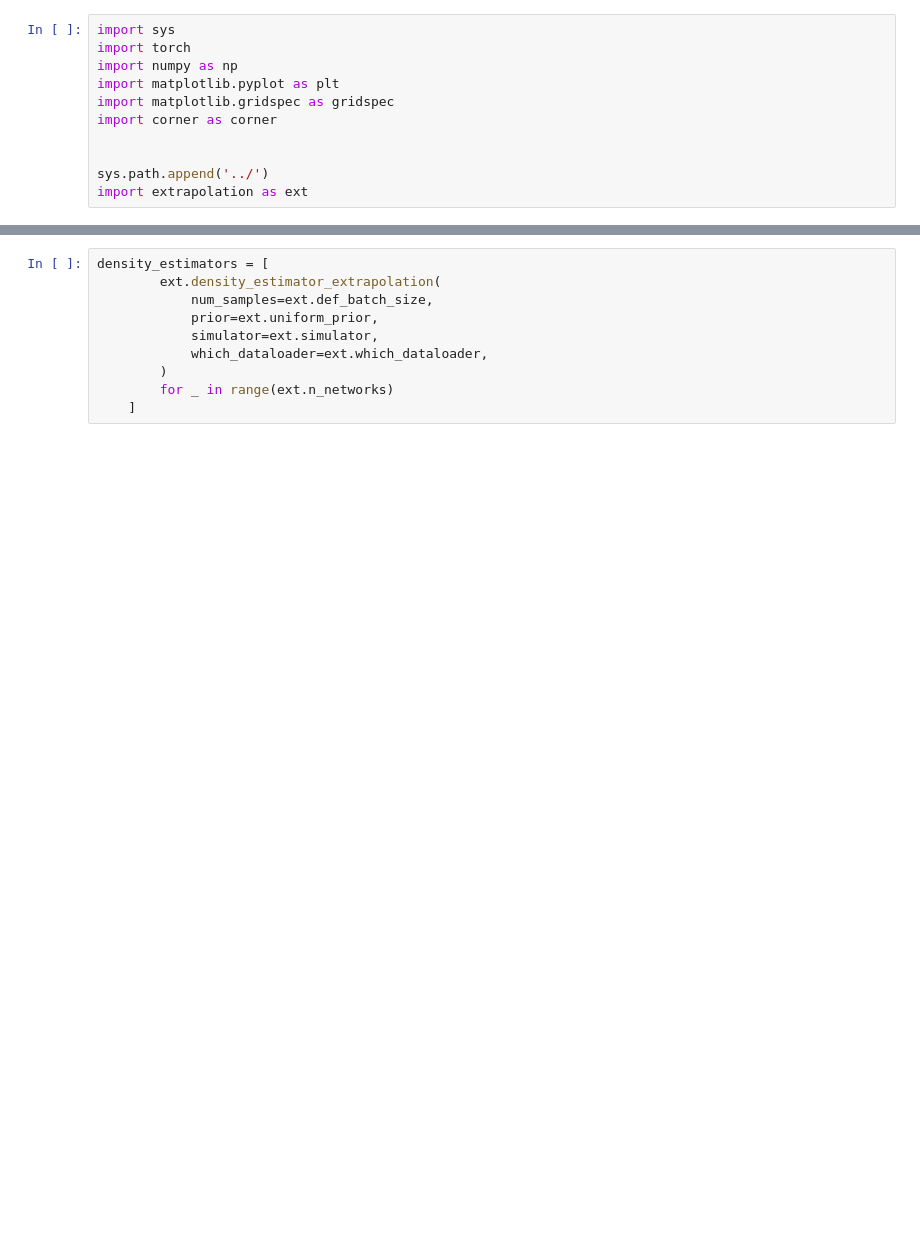
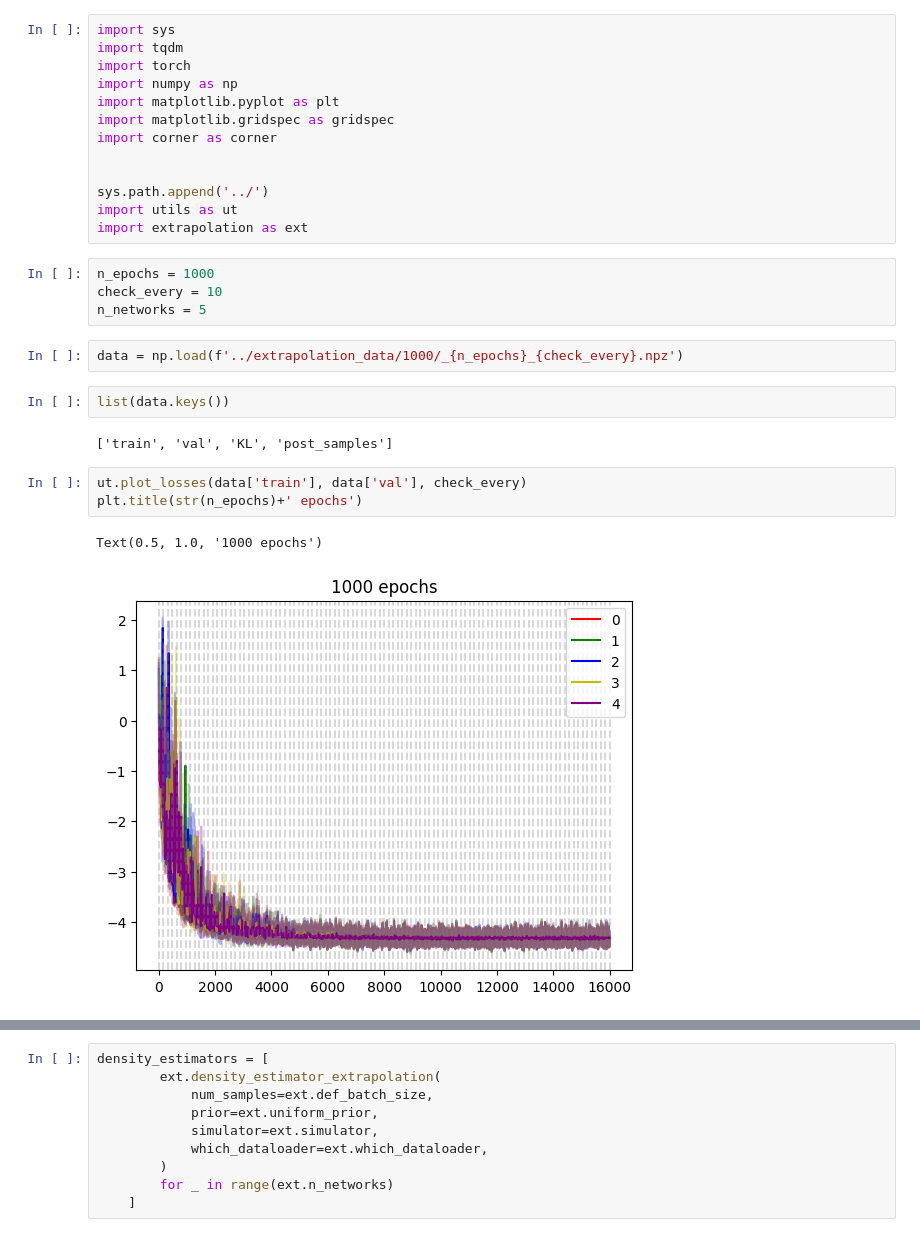
Before and after one commit to Mauropieroni/ACP-test-fork, a Jupyter notebook: scripts/notebooks_for_plots/plot_KL_extrapolation.ipynb, the cells around one changed output, grey strips where cells are left out. Saved outputs shown, nothing was run; the diff lists cells and outputs as text; blank space fills up the shorter version.

```diff
--- a/scripts/notebooks_for_plots/plot_KL_extrapolation.ipynb
+++ b/scripts/notebooks_for_plots/plot_KL_extrapolation.ipynb
@@ -1,5 +1,6 @@
 # %%
 import sys
+import tqdm
 import torch
 import numpy as np
 import matplotlib.pyplot as plt
@@ -8,4 +9,21 @@ import corner as corner
 
 
 sys.path.append('../')
+import utils as ut
 import extrapolation as ext
+# %%
+n_epochs = 1000
+check_every = 10
+n_networks = 5
+# %%
+data = np.load(f'../extrapolation_data/1000/_{n_epochs}_{check_every}.npz')
+# %%
+list(data.keys())
+# %% [output]
+['train', 'val', 'KL', 'post_samples']
+# %%
+ut.plot_losses(data['train'], data['val'], check_every)
+plt.title(str(n_epochs)+' epochs')
+# %% [output]
+Text(0.5, 1.0, '1000 epochs')
+[figure, added]
```
Also changed, not shown: parts of 15 cells of this notebook, 8 other files.
